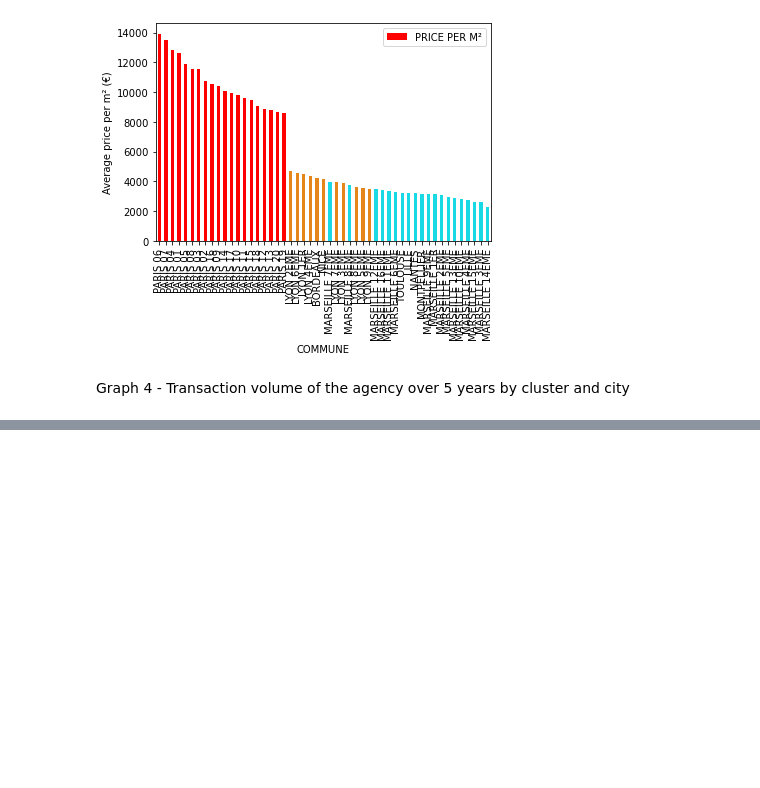
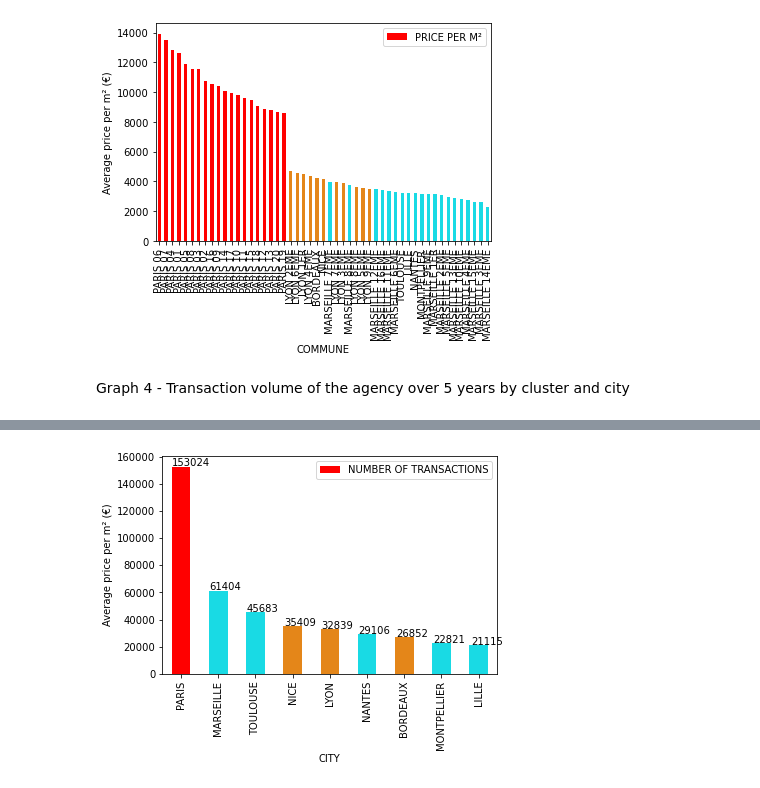
Before and after one commit to 13w13/U2-Big-Data-Tools-for-Business, a Jupyter notebook: 2. Real Estate Market EDA.ipynb, the cells around one changed output, grey strips where cells are left out. Cells and saved outputs as stored; diff of their text form; code cells hidden in the pictures; blank space fills up the shorter version.

Commit message:
graph 1, 3, 4, 5

```diff
--- a/2. Real Estate Market EDA.ipynb
+++ b/2. Real Estate Market EDA.ipynb
@@ -821,0 +822,8 @@ only showing top 20 rows
+# %%
+df_4 = spark.sql("SELECT CITY, count(*) \
+          AS `NUMBER OF TRANSACTIONS`, CLUSTER \
+          FROM estate \
+          GROUP BY CITY, CLUSTER \
+          ORDER BY CLUSTER").toPandas()
+
+df_4
@@ -821,0 +841,9 @@ only showing top 20 rows
+# %%
+barplot_4 = df_4.plot.bar(x='CITY', y='NUMBER OF TRANSACTIONS', color=df_4["CLUSTER"].map(colors))
+
+barplot_4.set_ylabel("Average price per m² (€)")
+
+for p in barplot_4.patches:
+    barplot_4.annotate(str(p.get_height()), (p.get_x() * 1.005, p.get_height() * 1.005))
+# %% [output]
+[figure, added]
```
Also changed, not shown: parts of 17 cells of this notebook.
